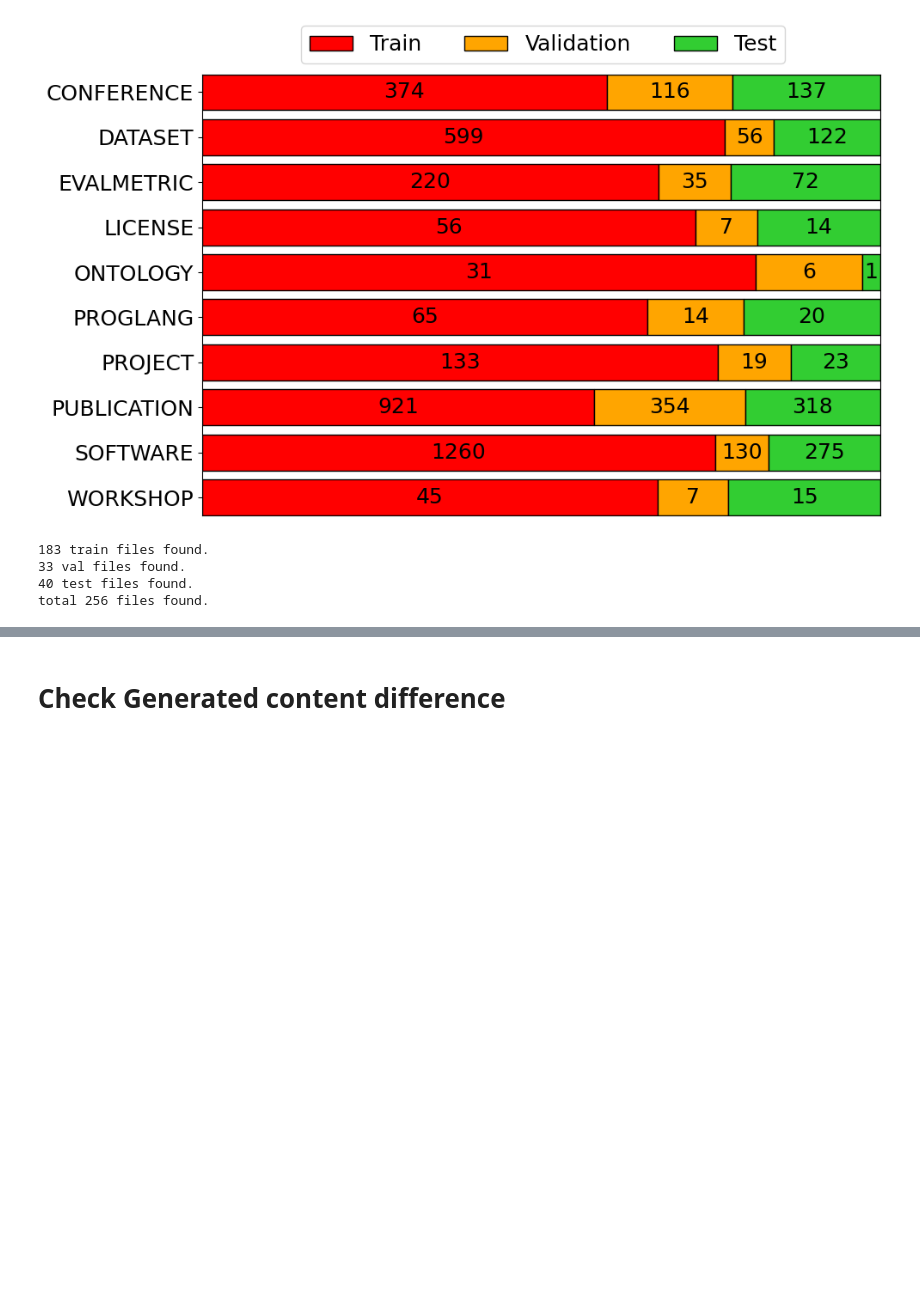
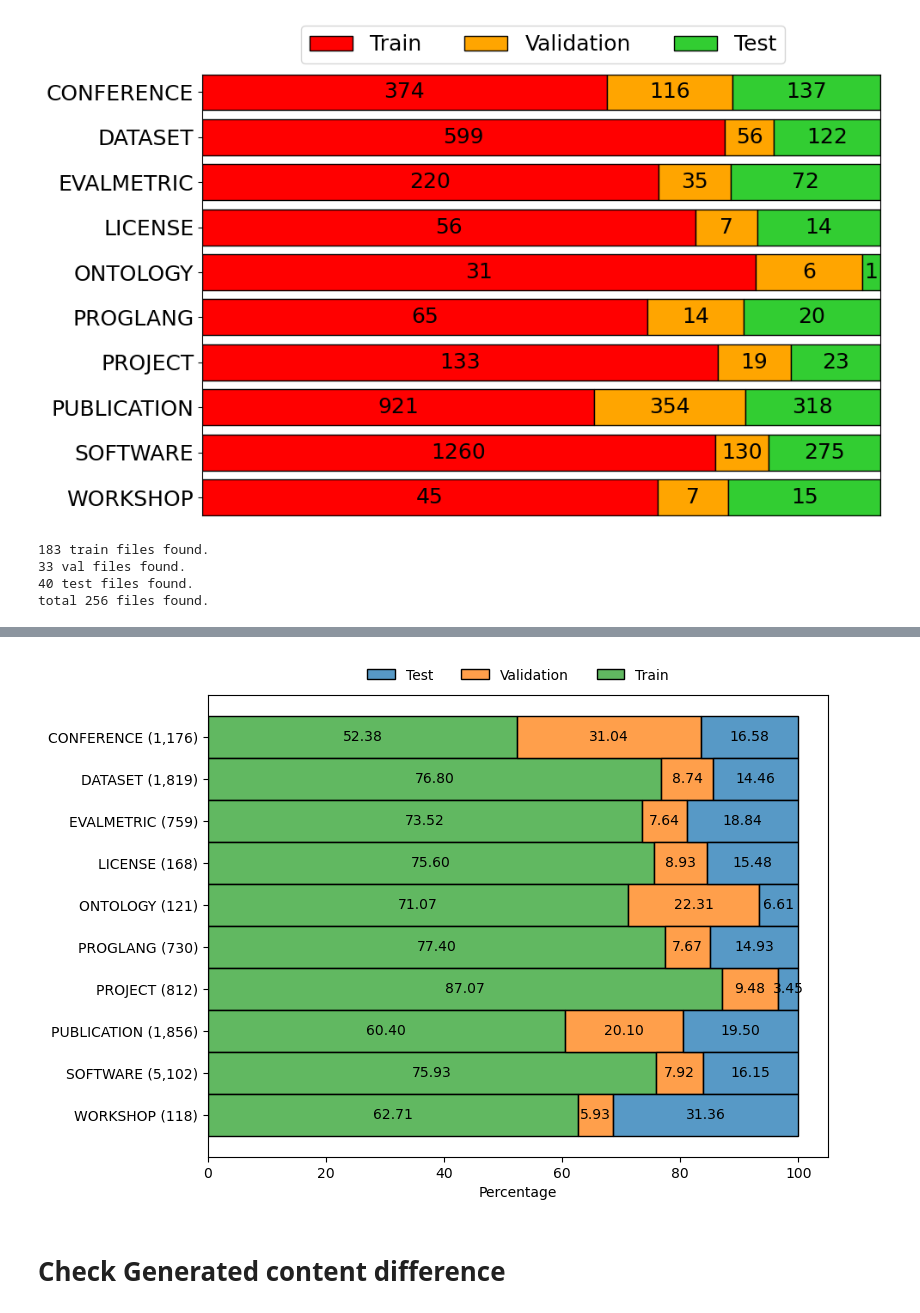
Before and after one commit to chenzongxiong/readme2kg-exp, a Jupyter notebook: dataset-stats.ipynb, the cells around one changed output, grey strips where cells are left out. Cells and saved outputs as stored; diff of their text form; code cells hidden in the pictures; blank space fills up the shorter version.

Commit message:
added alternate chart presentation for NERdME dataset

```diff
--- a/dataset-stats.ipynb
+++ b/dataset-stats.ipynb
@@ -274,3 +276,90 @@ total 256 files found.
+# %%
+import numpy as np
+import matplotlib.pyplot as plt
+import pandas as pd
+
+classes = [
+    "CONFERENCE (1,176)", "DATASET (1,819)", "EVALMETRIC (759)", "LICENSE (168)", "ONTOLOGY (121)",
+    "PROGLANG (730)", "PROJECT (812)", "PUBLICATION (1,856)", "SOFTWARE (5,102)", "WORKSHOP (118)"
+]
+segments = 3
+rows = np.array([
+    [616, 365, 195],
+    [1397, 159, 263],
+    [558, 58, 143],
+    [127, 15, 26],
+    [86, 27, 8],
+    [565, 56, 109],
+    [707, 77, 28],
+    [1121, 373, 362],
+    [3874, 404, 824],
+    [74, 7, 37]
+])
+# generate some multi-dimensional data & arbitrary labels
+
+percentages = np.true_divide(rows, rows.sum(axis=1, keepdims=True))
+percentages = percentages * 100
+
+df_list = []
+
+for i, classname in enumerate(classes):
+  df_list.append({'Class' : classname,
+             'Train': percentages[i][0],
+             'Validation': percentages[i][1],
+             'Test': percentages[i][2]})
+
+df = pd.DataFrame(df_list)
+
+dfm = df.melt(id_vars='Class', var_name='Split', value_name='Percent')
+dfm = dfm[dfm.Split != 'index']
+dfm['Split'] = pd.Categorical(dfm['Split'], categories=['Train', 'Validation', 'Test'])
+
+import seaborn as sns
+
+hue_order = ["Test", "Validation", "Train"]
+fig, axe = plt.subplots(figsize=(8, 6))
+sns.histplot(data=dfm, y='Class', hue='Split', hue_order=hue_order, discrete=True, weights='Percent', multiple='stack', ax=axe)
+
+# iterate through each set of containers
+
+for i, c in enumerate(axe.containers):
+    # add bar annotations
+    axe.bar_label(c, fmt='%.2f', label_type='center')
+
+''' # hard-coded * for tight bar segment with value 3.45%
+for container in axe.containers:
+    for bar in container:
+        width = bar.get_width()  # Get the width of the bar
+        label = f'{width:.2f}'  # Format the label
+        if label.startswith('3.45'):
+          axe.text(
+            bar.get_x() + bar.get_width() / 2,
+            bar.get_y() + bar.get_height() / 2,
+            s = '*',
+            ha='center', va='center'
+          )
+        else:
+          axe.text(
+            bar.get_x() + bar.get_width() / 2,
+            bar.get_y() + bar.get_height() / 2,
+            s = label,
+            ha='center', va='center'
+          )
+'''
+sns.move_legend(
+    axe, "lower center",
+    bbox_to_anchor=(.5, 1), ncol=3, title=None, frameon=False,
+)
+
+axe.set_ylabel('')
+axe.set_xlabel('Percentage')
+
+# Set font size for the plot
+plt.rcParams['font.size'] = 10
+
+plt.show()
+# %% [output]
+[figure, added]
 # %% [markdown]
 # Check Generated content difference
 # %%
```
Also changed, not shown: parts of 1 cell of this notebook.
